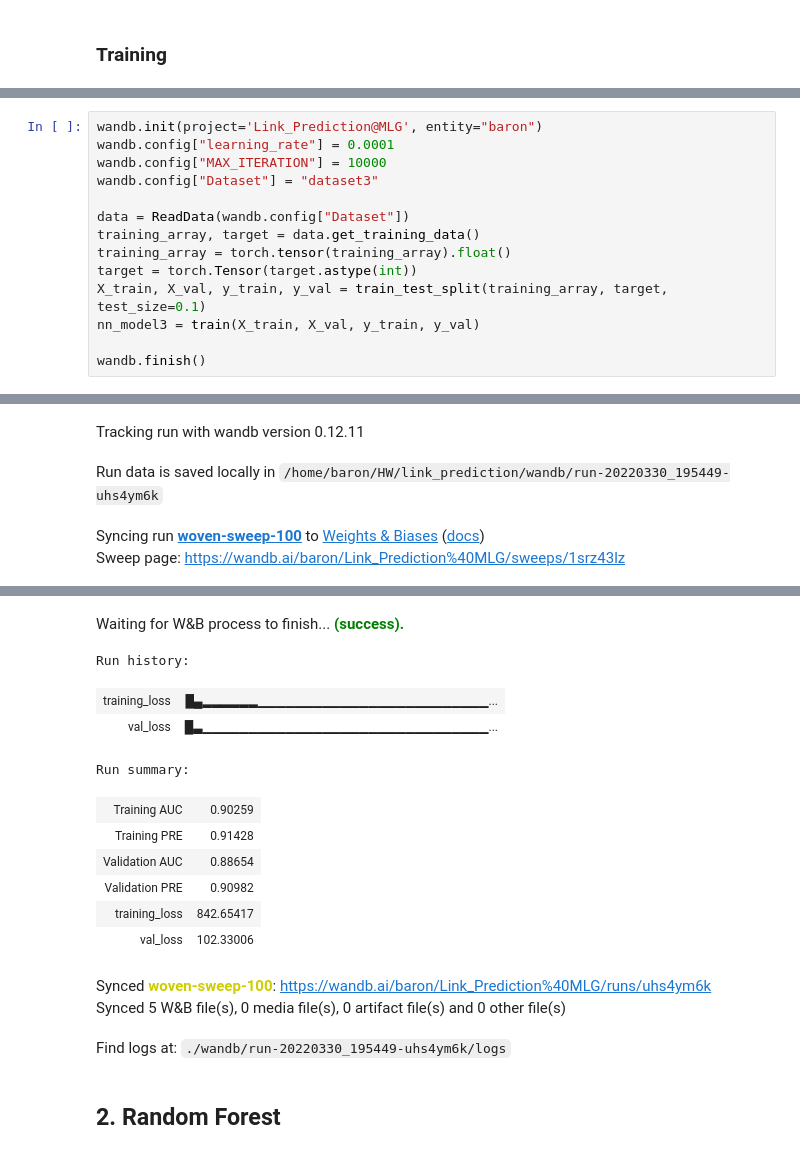
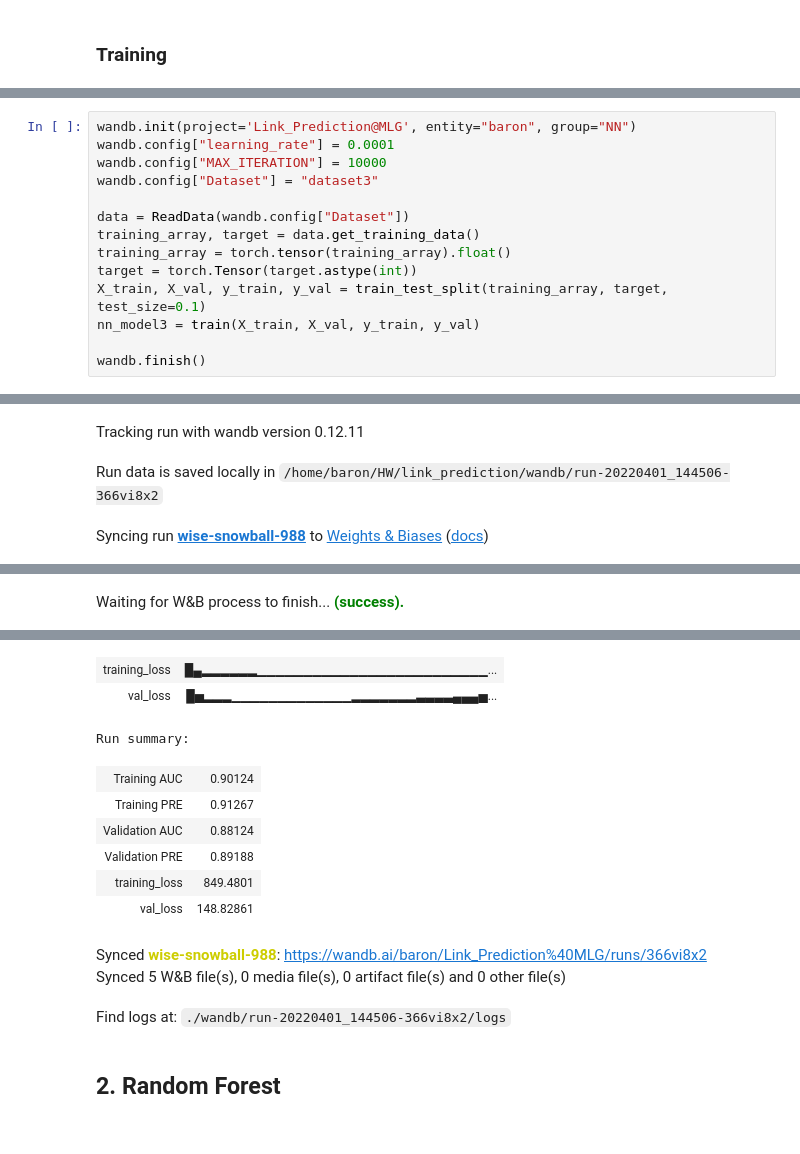
Before and after one commit to Baron1014/link_prediction, a Jupyter notebook: link_prediction.ipynb, the cells around one changed output, grey strips where cells are left out. Saved outputs shown, nothing was run; the diff lists cells and outputs as text.

```diff
--- a/link_prediction.ipynb
+++ b/link_prediction.ipynb
@@ -564,5 +761,5 @@ Find logs at: ./wandb/run-20220330_195221-uhs4ym6k/logs
 # %%
-wandb.init(project='Link_Prediction@MLG', entity="baron")
+wandb.init(project='Link_Prediction@MLG', entity="baron", group="NN")
 wandb.config["learning_rate"] = 0.0001
 wandb.config["MAX_ITERATION"] = 10000
 wandb.config["Dataset"] = "dataset3"
@@ -581,4 +776,3 @@ wandb: WARNING Ignored wandb.init() arg entity when running a sweep.
 Tracking run with wandb version 0.12.11
-Run data is saved locally in /home/baron/HW/link_prediction/wandb/run-20220330_195449-uhs4ym6k
+Run data is saved locally in /home/baron/HW/link_prediction/wandb/run-20220401_144506-366vi8x2
-Syncing run woven-sweep-100 to Weights & Biases (docs)
-Sweep page: https://wandb.ai/baron/Link_Prediction%40MLG/sweeps/1srz43lz
+Syncing run wise-snowball-988 to Weights & Biases (docs)
@@ -584,0 +796 @@ Sweep page: https://wandb.ai/baron/Link_Prediction%40MLG/sweeps/1srz43lz
+Waiting for W&B process to finish... (success).
@@ -605,17 +798,15 @@ Sweep page: https://wandb.ai/baron/Link_Prediction%40MLG/sweeps/1srz43lz
-Waiting for W&B process to finish... (success).
+| training_loss | █▄▂▂▂▂▂▂▁▁▁▁▁▁▁▁▁▁▁▁▁▁▁▁▁▁▁▁▁▁▁▁▁... |
+| val_loss | █▅▂▂▂▁▁▁▁▁▁▁▁▁▁▁▁▁▂▂▂▂▂▂▂▃▃▃▃▄▄▄▅... |
-Run history:
+Run summary:
-| training_loss | █▄▂▂▂▂▂▂▁▁▁▁▁▁▁▁▁▁▁▁▁▁▁▁▁▁▁▁▁▁▁▁▁... |
-| val_loss | █▃▁▁▁▁▁▁▁▁▁▁▁▁▁▁▁▁▁▁▁▁▁▁▁▁▁▁▁▁▁▁▁... |
-Run summary:
-| Training AUC | 0.90259 |
-| Training PRE | 0.91428 |
-| Validation AUC | 0.88654 |
-| Validation PRE | 0.90982 |
-| training_loss | 842.65417 |
-| val_loss | 102.33006 |
+| Training AUC | 0.90124 |
+| Training PRE | 0.91267 |
+| Validation AUC | 0.88124 |
+| Validation PRE | 0.89188 |
+| training_loss | 849.4801 |
+| val_loss | 148.82861 |
-Synced woven-sweep-100: https://wandb.ai/baron/Link_Prediction%40MLG/runs/uhs4ym6k
+Synced wise-snowball-988: https://wandb.ai/baron/Link_Prediction%40MLG/runs/366vi8x2
 Synced 5 W&B file(s), 0 media file(s), 0 artifact file(s) and 0 other file(s)
-Find logs at: ./wandb/run-20220330_195449-uhs4ym6k/logs
+Find logs at: ./wandb/run-20220401_144506-366vi8x2/logs
 # %% [markdown]
 ## 2. Random Forest
 # %%
```
Also changed, not shown: parts of 41 cells of this notebook, 36 other files.
